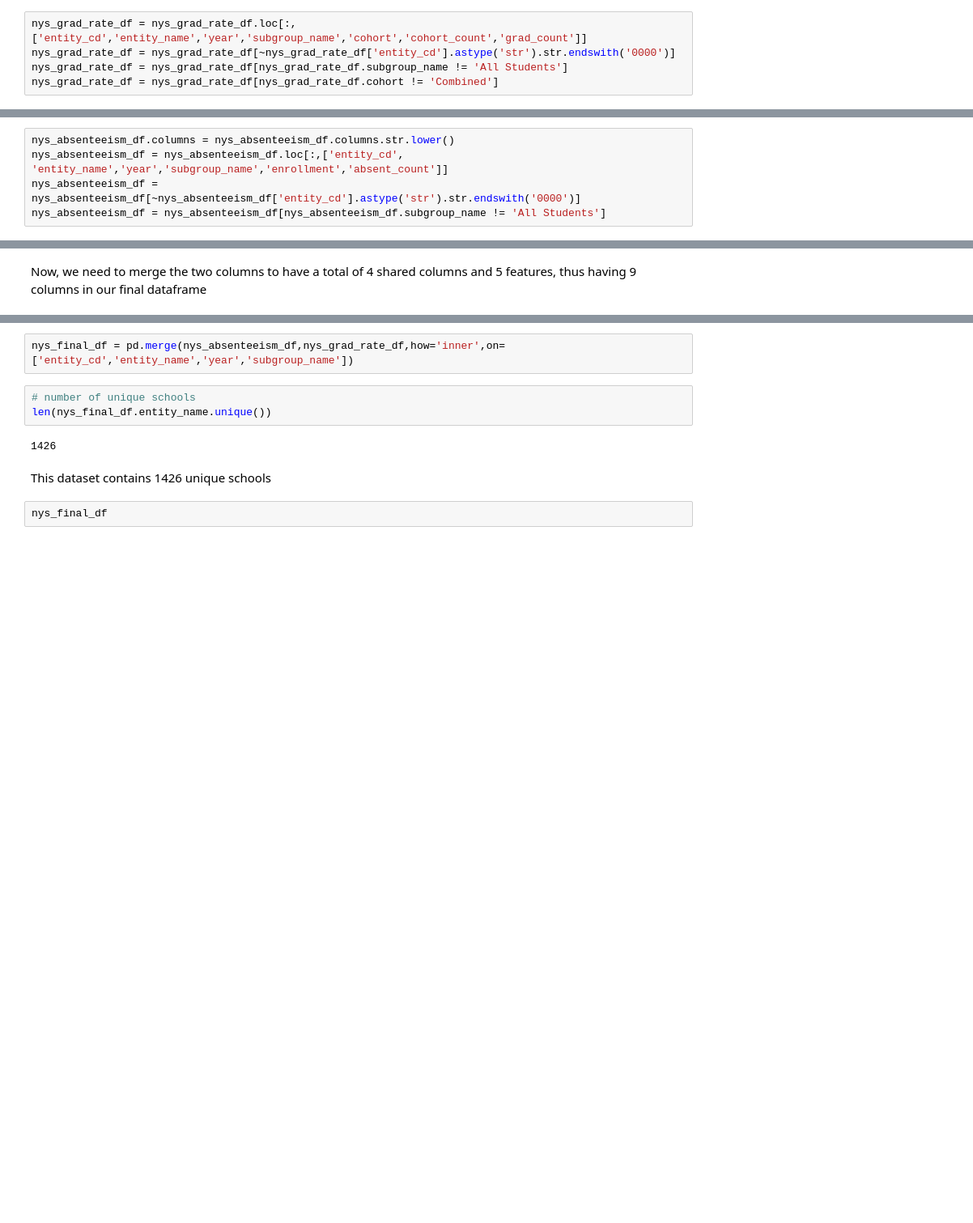
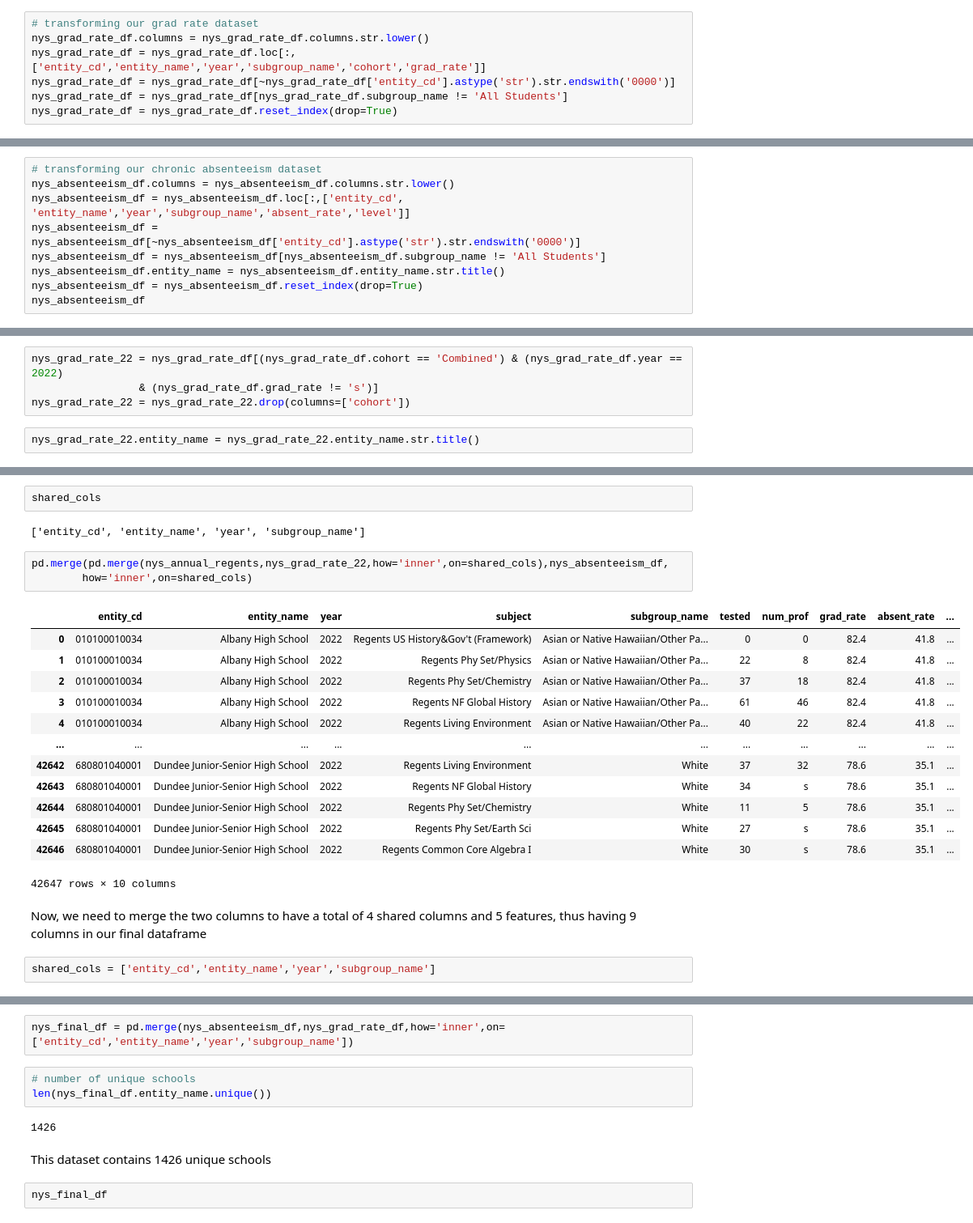
Before and after one commit to asoylatte03/nys-ell-grad-rate, a Jupyter notebook: data prep 2.ipynb, the cells around one changed output, grey strips where cells are left out. Shown at 81% size. Cells and saved outputs as stored; diff of their text form; blank space fills up the shorter version.

Commit message:
data merges and feature selection

```diff
--- a/data prep 2.ipynb
+++ b/data prep 2.ipynb
@@ -15,5 +146,7 @@ FileNotFoundError: [Errno 2] No such file or directory: 'raw data/ACC HS Core an
 # %%
-nys_grad_rate_df = nys_grad_rate_df.loc[:,['entity_cd','entity_name','year','subgroup_name','cohort','cohort_count','grad_count']]
+# transforming our grad rate dataset
+nys_grad_rate_df.columns = nys_grad_rate_df.columns.str.lower()
+nys_grad_rate_df = nys_grad_rate_df.loc[:,['entity_cd','entity_name','year','subgroup_name','cohort','grad_rate']]
 nys_grad_rate_df = nys_grad_rate_df[~nys_grad_rate_df['entity_cd'].astype('str').str.endswith('0000')]
 nys_grad_rate_df = nys_grad_rate_df[nys_grad_rate_df.subgroup_name != 'All Students']
-nys_grad_rate_df = nys_grad_rate_df[nys_grad_rate_df.cohort != 'Combined']
+nys_grad_rate_df = nys_grad_rate_df.reset_index(drop=True)
@@ -36,5 +153,9 @@ nys_grad_rate_df
 # %%
+# transforming our chronic absenteeism dataset
 nys_absenteeism_df.columns = nys_absenteeism_df.columns.str.lower()
-nys_absenteeism_df = nys_absenteeism_df.loc[:,['entity_cd', 'entity_name','year','subgroup_name','enrollment','absent_count']]
+nys_absenteeism_df = nys_absenteeism_df.loc[:,['entity_cd', 'entity_name','year','subgroup_name','absent_rate','level']]
 nys_absenteeism_df = nys_absenteeism_df[~nys_absenteeism_df['entity_cd'].astype('str').str.endswith('0000')]
 nys_absenteeism_df = nys_absenteeism_df[nys_absenteeism_df.subgroup_name != 'All Students']
+nys_absenteeism_df.entity_name = nys_absenteeism_df.entity_name.str.title()
+nys_absenteeism_df = nys_absenteeism_df.reset_index(drop=True)
+nys_absenteeism_df
@@ -56,0 +176,6 @@ nys_absenteeism_df
+# %%
+nys_grad_rate_22 = nys_grad_rate_df[(nys_grad_rate_df.cohort == 'Combined') & (nys_grad_rate_df.year == 2022)
+                 & (nys_grad_rate_df.grad_rate != 's')]
+nys_grad_rate_22 = nys_grad_rate_22.drop(columns=['cohort'])
+# %%
+nys_grad_rate_22.entity_name = nys_grad_rate_22.entity_name.str.title()
@@ -57,2 +198,25 @@ nys_absenteeism_df
+# %%
+shared_cols
+# %% [output]
+['entity_cd', 'entity_name', 'year', 'subgroup_name']
+# %%
+pd.merge(pd.merge(nys_annual_regents,nys_grad_rate_22,how='inner',on=shared_cols),nys_absenteeism_df,
+        how='inner',on=shared_cols)
+# %% [output]
+|  | entity_cd | entity_name | year | subject | subgroup_name | tested | num_prof | grad_rate | absent_rate | ... |
+| 0 | 010100010034 | Albany High School | 2022 | Regents US History&Gov't (Framework) | Asian or Native Hawaiian/Other Pa... | 0 | 0 | 82.4 | 41.8 | ... |
+| 1 | 010100010034 | Albany High School | 2022 | Regents Phy Set/Physics | Asian or Native Hawaiian/Other Pa... | 22 | 8 | 82.4 | 41.8 | ... |
+| 2 | 010100010034 | Albany High School | 2022 | Regents Phy Set/Chemistry | Asian or Native Hawaiian/Other Pa... | 37 | 18 | 82.4 | 41.8 | ... |
+| 3 | 010100010034 | Albany High School | 2022 | Regents NF Global History | Asian or Native Hawaiian/Other Pa... | 61 | 46 | 82.4 | 41.8 | ... |
+| 4 | 010100010034 | Albany High School | 2022 | Regents Living Environment | Asian or Native Hawaiian/Other Pa... | 40 | 22 | 82.4 | 41.8 | ... |
+| ... | ... | ... | ... | ... | ... | ... | ... | ... | ... | ... |
+| 42642 | 680801040001 | Dundee Junior-Senior High School | 2022 | Regents Living Environment | White | 37 | 32 | 78.6 | 35.1 | ... |
+| 42643 | 680801040001 | Dundee Junior-Senior High School | 2022 | Regents NF Global History | White | 34 | s | 78.6 | 35.1 | ... |
+| 42644 | 680801040001 | Dundee Junior-Senior High School | 2022 | Regents Phy Set/Chemistry | White | 11 | 5 | 78.6 | 35.1 | ... |
+| 42645 | 680801040001 | Dundee Junior-Senior High School | 2022 | Regents Phy Set/Earth Sci | White | 27 | s | 78.6 | 35.1 | ... |
+| 42646 | 680801040001 | Dundee Junior-Senior High School | 2022 | Regents Common Core Algebra I | White | 30 | s | 78.6 | 35.1 | ... |
+42647 rows × 10 columns
 # %% [markdown]
 Now, we need to merge the two columns to have a total of 4 shared columns and 5 features, thus having 9 columns in our final dataframe
+# %%
+shared_cols = ['entity_cd','entity_name','year','subgroup_name']
```
Also changed, not shown: parts of 34 cells of this notebook.
